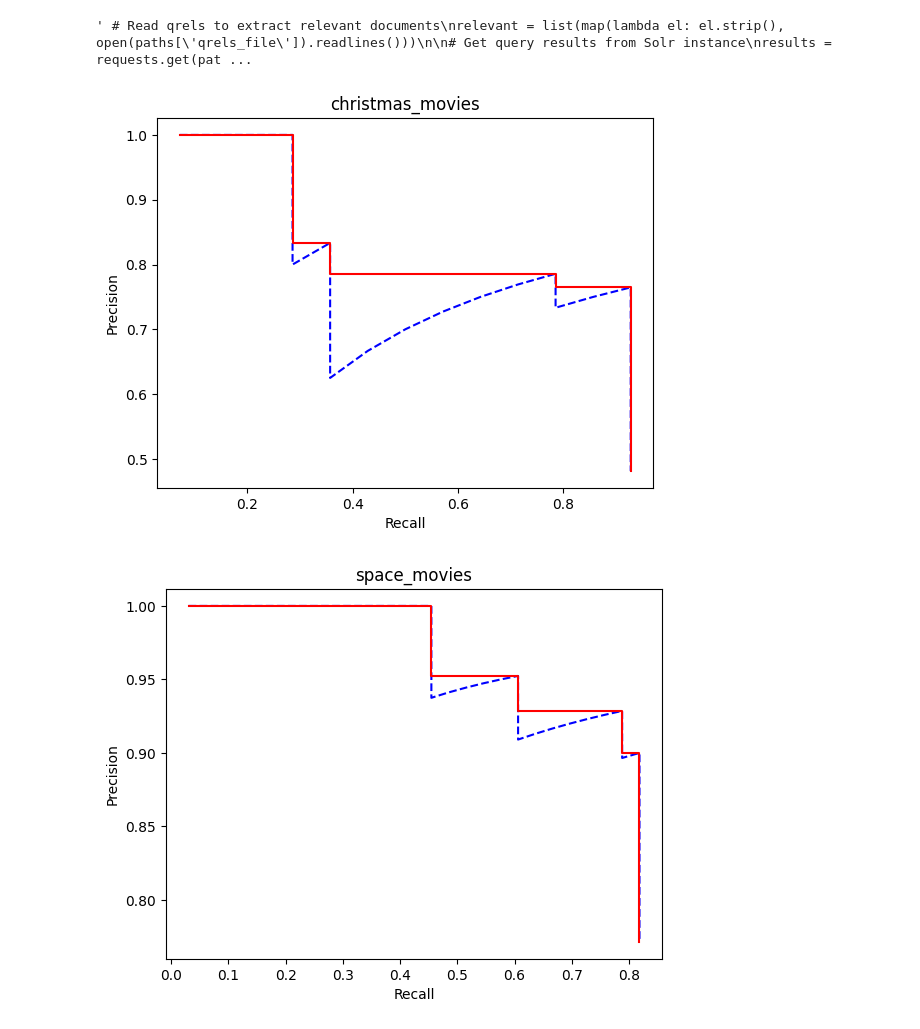
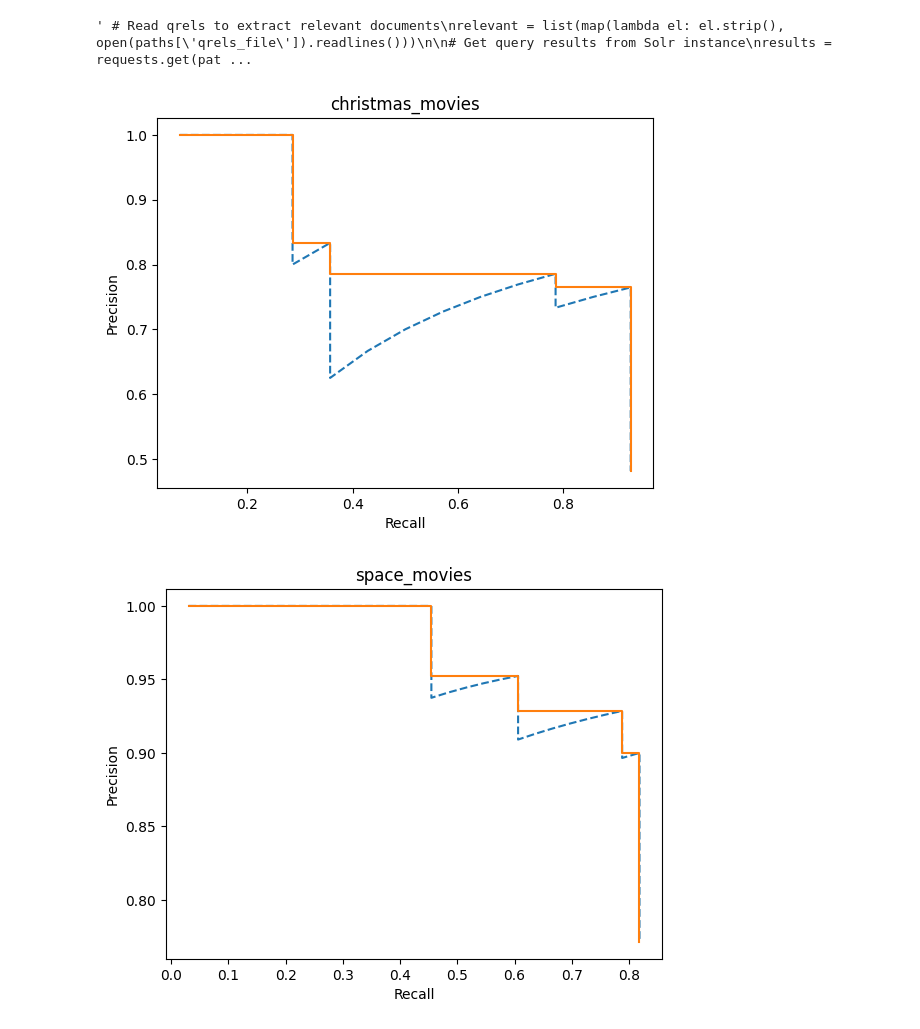
Before and after one commit to margaridav27/feup-pri, a Jupyter notebook: milestone3/notebooks/evaluation.ipynb, the cells around one changed output. Saved outputs shown, nothing was run; the diff lists cells and outputs as text; code cells hidden in the pictures.

Commit message:
Milestone 3 MAP & Graphics colors

```diff
--- a/milestone3/notebooks/evaluation.ipynb
+++ b/milestone3/notebooks/evaluation.ipynb
@@ -45,6 +45,10 @@ results = requests.get(paths['query_url']).json()["response"]["docs"] """
 # %% [output]
 ' # Read qrels to extract relevant documents\nrelevant = list(map(lambda el: el.strip(), open(paths[\'qrels_file\']).readlines()))\n\n# Get query results from Solr instance\nresults = requests.get(pat ...
 # %%
+DEBUG = False
+
+average_precisions = []
+
 for movie_type, paths in info.items():
     # Read qrels to extract relevant documents
     relevant = list(map(lambda el: el.strip(), open(paths['qrels_file']).readlines()))
@@ -56,40 +60,53 @@ for movie_type, paths in info.items():
     # Define metrics to be calculated
     evaluation_metrics = {"ap": "Average Precision", "p10": "Precision at 10 (P@10)", "p15": "Precision at 15 (P@15)", "ia": "Individual Assessment"}
 
     # Calculate all metrics and export results as LaTeX table
     df = pd.DataFrame(
-        [["Metric", "Value"]]
-        + [
+        [
             [evaluation_metrics[m], calculate_metric(m, results, relevant)]
             for m in evaluation_metrics
-        ]
+        ],
+        columns=["Metric", "Value"]
     )
 
-    with open(f"../results/{movie_type}/results.tex", "w") as tf:
-        tf.write(df.style.to_latex())
+    average_precisions.append(calculate_metric("ap", results, relevant))
+
+    if not DEBUG:
+        with open(f"../results/{movie_type}/results.tex", "w") as tf:
+            tf.write(df.style.to_latex())
 
 
     # PRECISION-RECALL CURVE
     # Calculate precision and recall values as we move down the ranked list
     precision_values = [
         len([doc for doc in results[:idx] if doc["tconst"] in relevant]) / idx
         for idx, _ in enumerate(results, start=1)
     ]
 
     recall_values = [
         len([doc for doc in results[:idx] if doc["tconst"] in relevant]) / len(relevant)
         for idx, _ in enumerate(results, start=1)
     ]
 
     # Plot precision-recall curve
     fig, ax = plt.subplots(1, 1)
-    ax.plot(recall_values, precision_values, '--b')
+    ax.plot(recall_values, precision_values, '--C0')
     decreasing_max_precision = np.maximum.accumulate(precision_values[::-1])[::-1]
-    ax.step(recall_values, decreasing_max_precision, '-r')
+    ax.step(recall_values, decreasing_max_precision, '-C1')
     plt.title(f"{movie_type}")
     plt.ylabel("Precision")
     plt.xlabel("Recall")
-    plt.savefig(f"../results/{movie_type}/precision_recall.pdf")
+    if not DEBUG:
+        plt.savefig(f"../results/{movie_type}/precision_recall.pdf")
+
+data = [
+    ["Mean Average Precision", calculate_metric("map", average_precisions)],
+]
+df = pd.DataFrame(data=data, columns=["Metric", "Value"])
+
+if not DEBUG:
+    with open("../results/map.tex", "w") as tf:
+        tf.write(df.style.to_latex())
 # %% [output]
-[figure, old version]
+[figure, new version]
-[figure, old version]
+[figure, new version]
```
Also changed, not shown: parts of 1 cell of this notebook, 8 other files.
